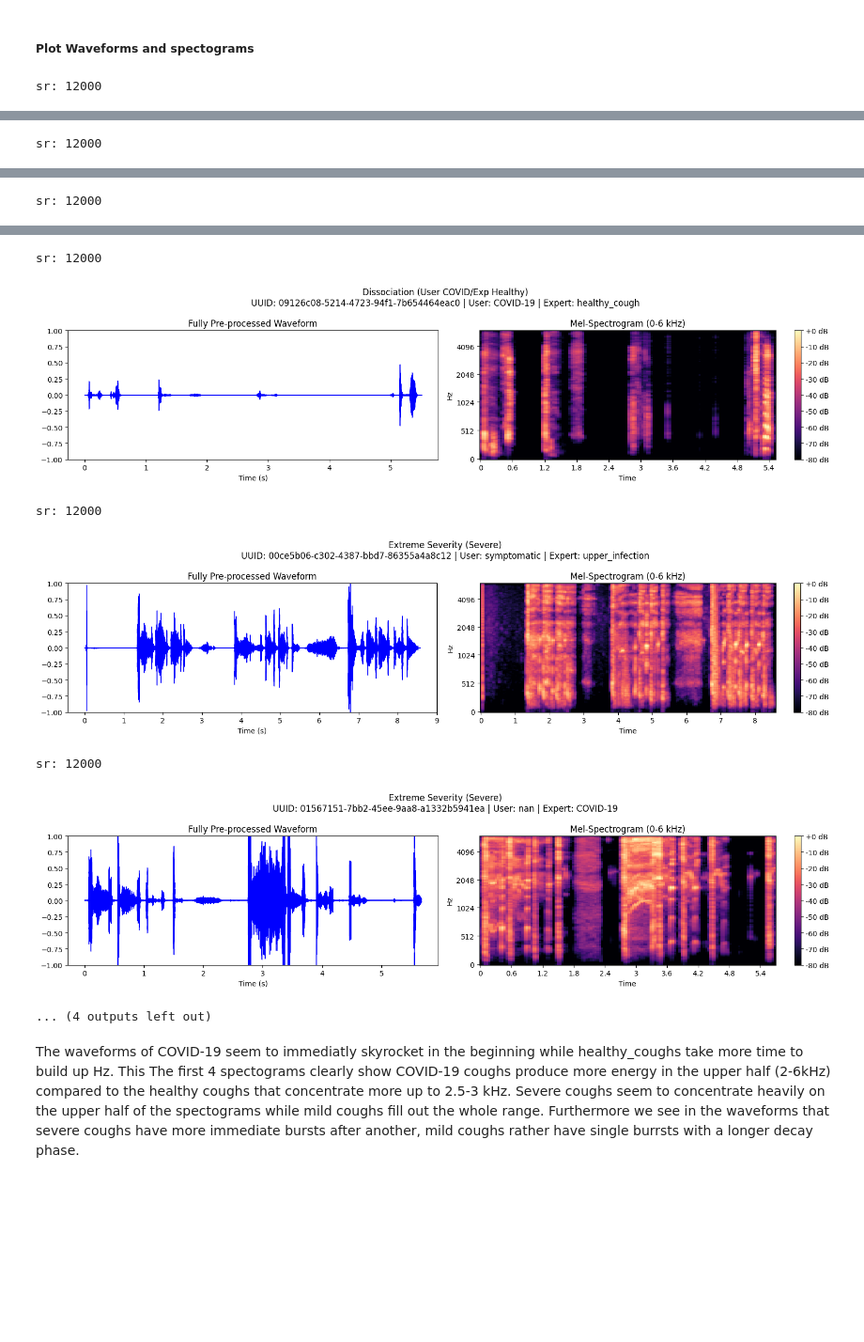
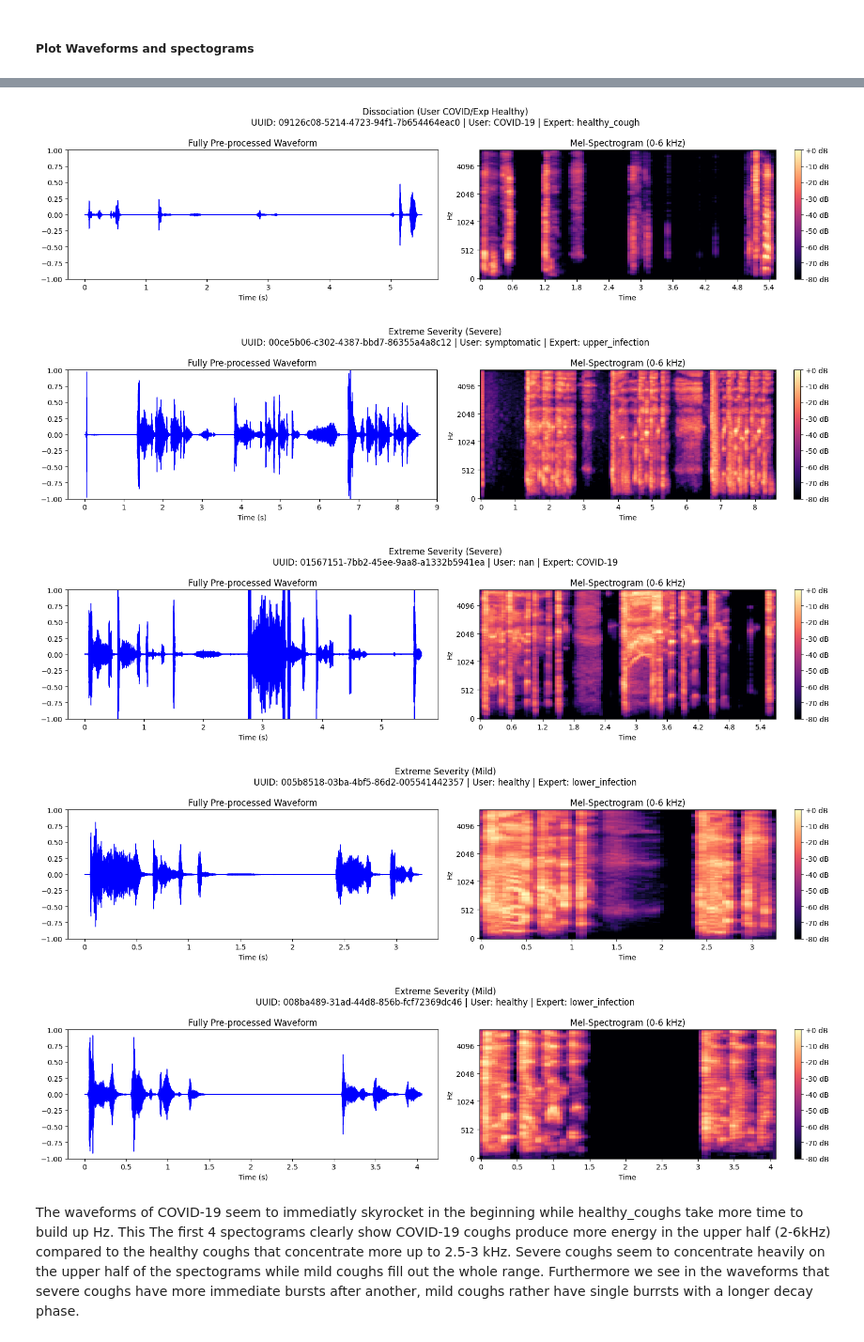
Before and after one commit to HannesBenda/coughvid, a Jupyter notebook: eda_KI4h.ipynb, the cells around one changed output, grey strips where cells are left out. Shown at 94% size. Drawn from its saved outputs; the diff is of its cells as text; code cells hidden in the pictures; blank space fills up the shorter version.

```diff
--- a/eda_KI4h.ipynb
+++ b/eda_KI4h.ipynb
@@ -24,9 +25,10 @@ filter data based off cough_detected and existence of expert label
 # %%
 work_dir = os.getcwd()
 csv_path = f"{work_dir}/metadata_compiled.csv"
-audio_path1 = f"{work_dir}/coughvid_20211012"
+audio_path1 = f"{work_dir}/../coughvid_20211012"
 audio_path2 = f"D:/uniDev/coughvid_20211012"
 #audio_path = f"{work_dir}/../08_coughvid"
+
 
 audio_path = audio_path1 if os.path.exists(audio_path1) else audio_path2
 all_files = os.listdir(audio_path)
@@ -419,80 +502,45 @@ UUID: 008ba489-31ad-44d8-856b-fcf72369dc46 | Filename: 008ba489-31ad-44d8-856b-f
 # %%
-def butter_lowpass_filter(data, cutoff, fs, order=5):
-    nyq = 0.5 * fs
-    # Ensure cutoff is slightly below Nyquist to keep scipy happy
-    if cutoff >= nyq:
-        cutoff = nyq * 0.99
-    normal_cutoff = cutoff / nyq
-    b, a = butter(order, normal_cutoff, btype='low', analog=False)
-    return lfilter(b, a, data)
-
-#def load_and_preprocess(file_path, )
-
 def plot_cough_analysis(uuid, category, status, diagnosis):
     try:
-        # load audio files
-        file_name = [f for f in all_files if f.startswith(uuid) and not f.endswith('.json')][0]
-        file_path = os.path.join(audio_path, file_name)
+        # load & filter audio files as describe din the paper
+        y_filt, sr = load_and_filter_audio_file(uuid)
 
-        # loading while sampling to 12kHz
-        y, sr = librosa.load(file_path, sr=12000)
-        print(f"sr: {sr}")
-
-        # Amplitude Normalization
-        # normalize each entry seperately based off its loudest point to a scale between 1 to -1
-        # this should prevent the model form learning loudness instead of the sound itself
-        if np.max(np.abs(y)) > 0:
-            y = y / np.max(np.abs(y))
-
-        # Lowpass Filtering at 6kHz / 5.9kHz
-        y_lowpass = butter_lowpass_filter(y, cutoff=5900, fs=sr, order=5)
-
-        # Noise / Silence Removal
-        y_trimmed, _ = librosa.effects.trim(y_lowpass, top_db=20)
-
-        # flatten loudness differences between high and low frequencies using pre-emphasis
-        y_filt = librosa.effects.preemphasis(y_trimmed)
-
-        # 6. Plotting
+        # plotting
         fig, (ax1, ax2) = plt.subplots(1, 2, figsize=(16, 4))
         fig.suptitle(f"{category}\nUUID: {uuid} | User: {status} | Expert: {diagnosis}", fontsize=12)
 
         # Waveform Display
         librosa.display.waveshow(y_filt, sr=sr, ax=ax1, color='blue')
         ax1.set_title("Fully Pre-processed Waveform")
         ax1.set_xlabel("Time (s)")
         ax1.set_ylim(-1.0, 1.0) # Confirms amplitude normalization visually
 
         # Spectrogram Display (fmax altered to max allowable 6000Hz)
-        S = librosa.feature.melspectrogram(y=y_filt, sr=sr, n_mels=128, fmax=6000)
+        S = librosa.feature.melspectrogram(y=y_filt, sr=sr
+        , n_mels=128, fmax=6000)
         S_dB = librosa.power_to_db(S, ref=np.max)
         img = librosa.display.specshow(S_dB, x_axis='time', y_axis='mel', sr=sr, fmax=6000, ax=ax2)
         ax2.set_title("Mel-Spectrogram (0-6 kHz)")
         fig.colorbar(img, ax=ax2, format='%+2.0f dB')
 
         plt.tight_layout()
         plt.show()
 
     except Exception as e:
         print(f"Could not load {uuid}: {e}")
 
 # Run the analysis loop
 for _, row in selected_samples.iterrows():
     plot_cough_analysis(row['uuid'], row['category'], row['status'], row['expert_diagnosis'])
 # %% [output]
-sr: 12000
 [figure]
-sr: 12000
 [figure]
-sr: 12000
 [figure]
-sr: 12000
 [figure]
-sr: 12000
 [figure]
-sr: 12000
 [figure]
-... (4 outputs left out)
+[figure, added]
+[figure, added]
 # %% [markdown]
 The waveforms of COVID-19 seem to immediatly skyrocket in the beginning while healthy_coughs take more time to build up Hz. This
 The first 4 spectograms clearly show COVID-19 coughs produce more energy in the upper half (2-6kHz) compared to the healthy coughs that concentrate more up to 2.5-3 kHz.
```
Also changed, not shown: parts of 17 cells of this notebook, 1 other file.
